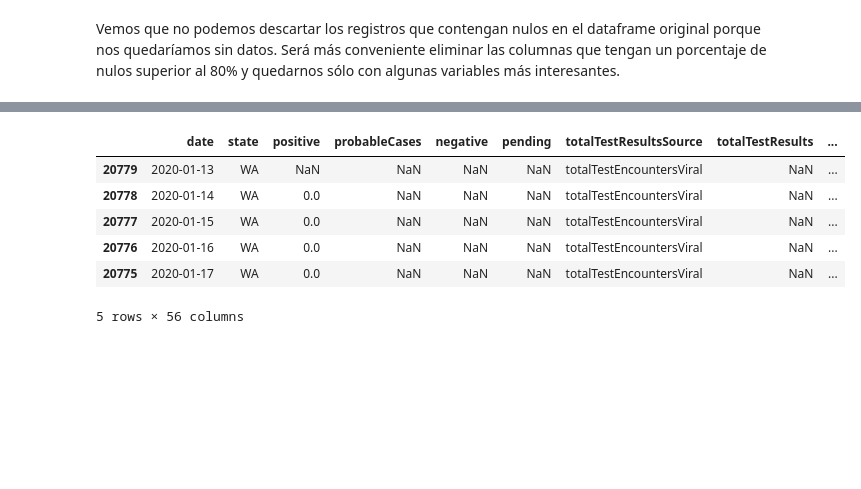
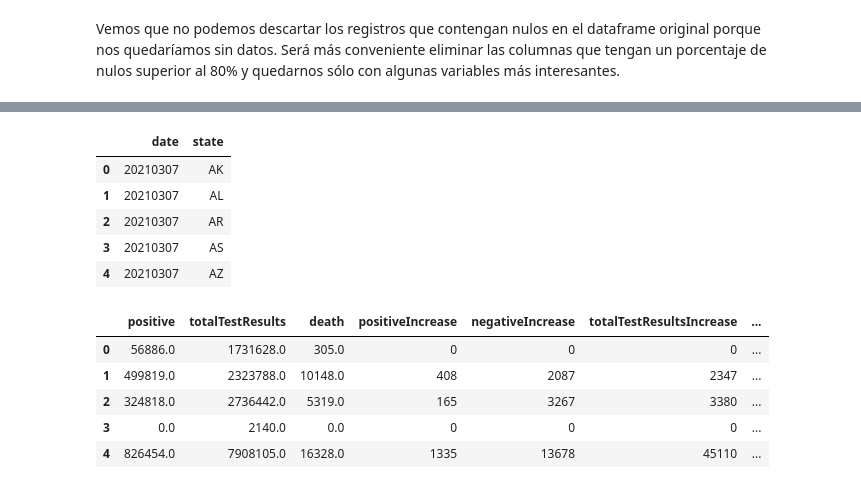
Before and after one commit to AI-School-F5-P2/proyecto_Datathon_equipo_5, a Jupyter notebook: main.ipynb, the cells around one changed output, grey strips where cells are left out. Cells and saved outputs as stored; diff of their text form; code cells hidden in the pictures; blank space fills up the shorter version.

```diff
--- a/main.ipynb
+++ b/main.ipynb
@@ -137,8 +137,8 @@ df.dropna().shape
 # %% [markdown]
 Vemos que no podemos descartar los registros que contengan nulos en el dataframe original porque nos quedaríamos sin datos. Será más conveniente eliminar las columnas que tengan un porcentaje de nulos superior al 80% y quedarnos sólo con algunas variables más interesantes.
 # %%
-#determinamos las variables categóricas y numéricas de interés
-cat = ["date", "state"]
-num = ["positive", "negative", "totalTestResults", "hospitalizedCurrently",
-       "recovered", "death", "hospitalized", "positiveIncrease", "negativeIncrease", "total",
-       "totalTestResultsIncrease", "deathIncrease", "hospitalizedIncrease"]
+#determinamos las variables categóricas y numéricas de interés (reducimos la lista para hacer más sencillo el análisis)
+categoricas = ["date", "state"]
+numericas = ["positive", "totalTestResults", "death", "positiveIncrease",
+             "negativeIncrease", "totalTestResultsIncrease", "deathIncrease",
+             "hospitalizedIncrease"]
@@ -165,4 +144,0 @@ df_num.tail()
-# %%
-df['date'] = pd.to_datetime(df['date'], format = '%Y%m%d').dt.date
-df = df.sort_values('date')
-df.tail()
@@ -177,10 +145,18 @@ df.tail()
 # %%
-df.head()
+df[categoricas].head()
 # %% [output]
-|  | date | state | positive | probableCases | negative | pending | totalTestResultsSource | totalTestResults | ... |
-| 20779 | 2020-01-13 | WA | NaN | NaN | NaN | NaN | totalTestEncountersViral | NaN | ... |
-| 20778 | 2020-01-14 | WA | 0.0 | NaN | NaN | NaN | totalTestEncountersViral | NaN | ... |
-| 20777 | 2020-01-15 | WA | 0.0 | NaN | NaN | NaN | totalTestEncountersViral | NaN | ... |
-| 20776 | 2020-01-16 | WA | 0.0 | NaN | NaN | NaN | totalTestEncountersViral | NaN | ... |
-| 20775 | 2020-01-17 | WA | 0.0 | NaN | NaN | NaN | totalTestEncountersViral | NaN | ... |
+|  | date | state |
+| 0 | 20210307 | AK |
+| 1 | 20210307 | AL |
+| 2 | 20210307 | AR |
+| 3 | 20210307 | AS |
+| 4 | 20210307 | AZ |
-5 rows × 56 columns
+# %%
+df[numericas].head()
+# %% [output]
+|  | positive | totalTestResults | death | positiveIncrease | negativeIncrease | totalTestResultsIncrease | ... |
+| 0 | 56886.0 | 1731628.0 | 305.0 | 0 | 0 | 0 | ... |
+| 1 | 499819.0 | 2323788.0 | 10148.0 | 408 | 2087 | 2347 | ... |
+| 2 | 324818.0 | 2736442.0 | 5319.0 | 165 | 3267 | 3380 | ... |
+| 3 | 0.0 | 2140.0 | 0.0 | 0 | 0 | 0 | ... |
+| 4 | 826454.0 | 7908105.0 | 16328.0 | 1335 | 13678 | 45110 | ... |
```
Also changed, not shown: parts of 10 cells of this notebook.
